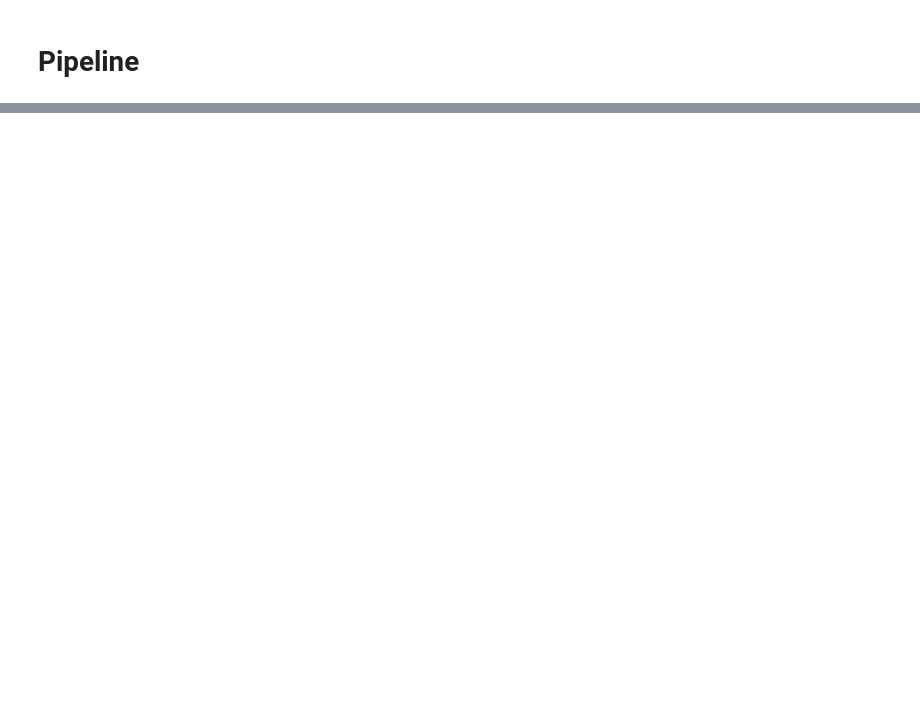
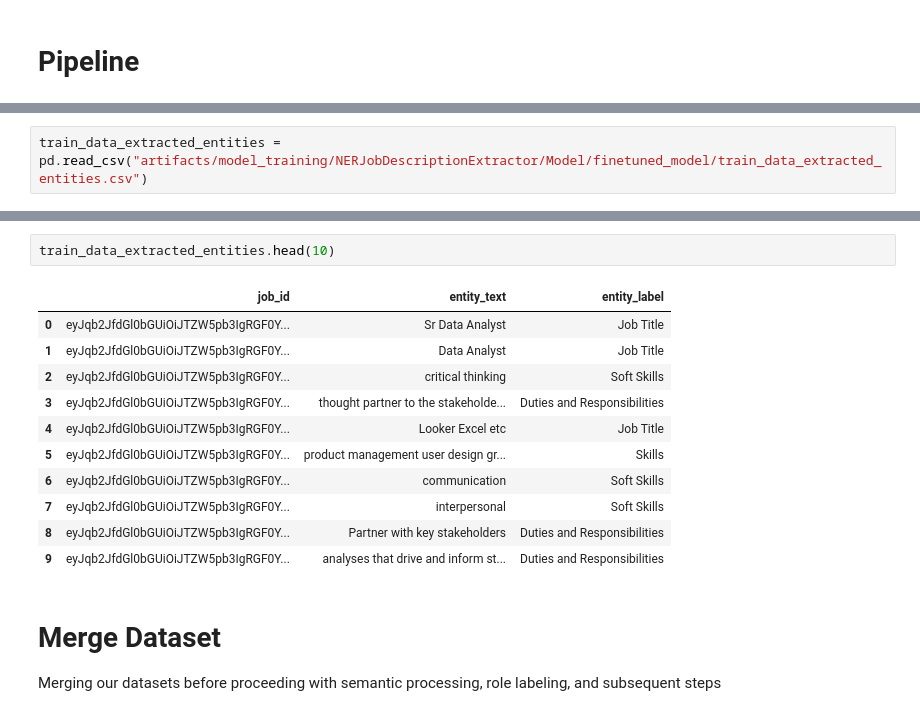
Before and after one commit to etietopabraham/career_chief_rep, a Jupyter notebook: research/spacy_custom_ner.ipynb, the cells around one changed output, grey strips where cells are left out. Drawn from its saved outputs; the diff is of its cells as text; blank space fills up the shorter version.

```diff
--- a/research/spacy_custom_ner.ipynb
+++ b/research/spacy_custom_ner.ipynb
@@ -701,0 +686,2 @@ Losses at iteration 19: {'ner': 3029.3448324456112}
+# %%
+train_data_extracted_entities = pd.read_csv("artifacts/model_training/NERJobDescriptionExtractor/Model/finetuned_model/train_data_extracted_entities.csv")
@@ -701,0 +701,18 @@ Losses at iteration 19: {'ner': 3029.3448324456112}
+# %%
+train_data_extracted_entities.head(10)
+# %% [output]
+|  | job_id | entity_text | entity_label |
+| 0 | eyJqb2JfdGl0bGUiOiJTZW5pb3IgRGF0Y... | Sr Data Analyst | Job Title |
+| 1 | eyJqb2JfdGl0bGUiOiJTZW5pb3IgRGF0Y... | Data Analyst | Job Title |
+| 2 | eyJqb2JfdGl0bGUiOiJTZW5pb3IgRGF0Y... | critical thinking | Soft Skills |
+| 3 | eyJqb2JfdGl0bGUiOiJTZW5pb3IgRGF0Y... | thought partner to the stakeholde... | Duties and Responsibilities |
+| 4 | eyJqb2JfdGl0bGUiOiJTZW5pb3IgRGF0Y... | Looker Excel etc | Job Title |
+| 5 | eyJqb2JfdGl0bGUiOiJTZW5pb3IgRGF0Y... | product management user design gr... | Skills |
+| 6 | eyJqb2JfdGl0bGUiOiJTZW5pb3IgRGF0Y... | communication | Soft Skills |
+| 7 | eyJqb2JfdGl0bGUiOiJTZW5pb3IgRGF0Y... | interpersonal | Soft Skills |
+| 8 | eyJqb2JfdGl0bGUiOiJTZW5pb3IgRGF0Y... | Partner with key stakeholders | Duties and Responsibilities |
+| 9 | eyJqb2JfdGl0bGUiOiJTZW5pb3IgRGF0Y... | analyses that drive and inform st... | Duties and Responsibilities |
+# %% [markdown]
+# Merge Dataset
+
+Merging our datasets before proceeding with semantic processing, role labeling, and subsequent steps
```
Also changed, not shown: parts of 14 cells of this notebook, 4 other files.
